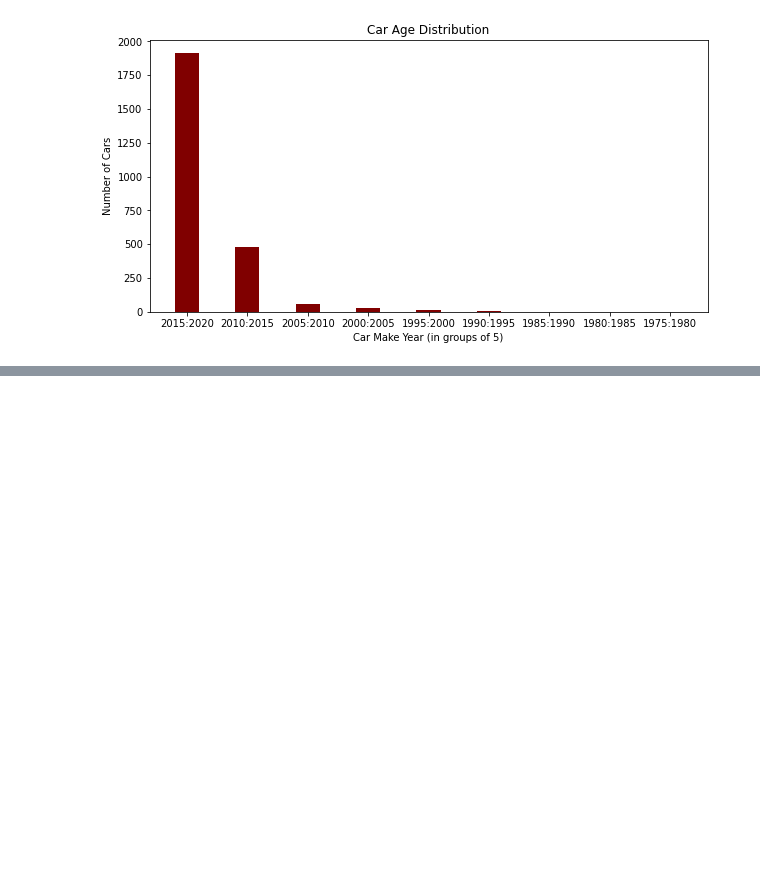
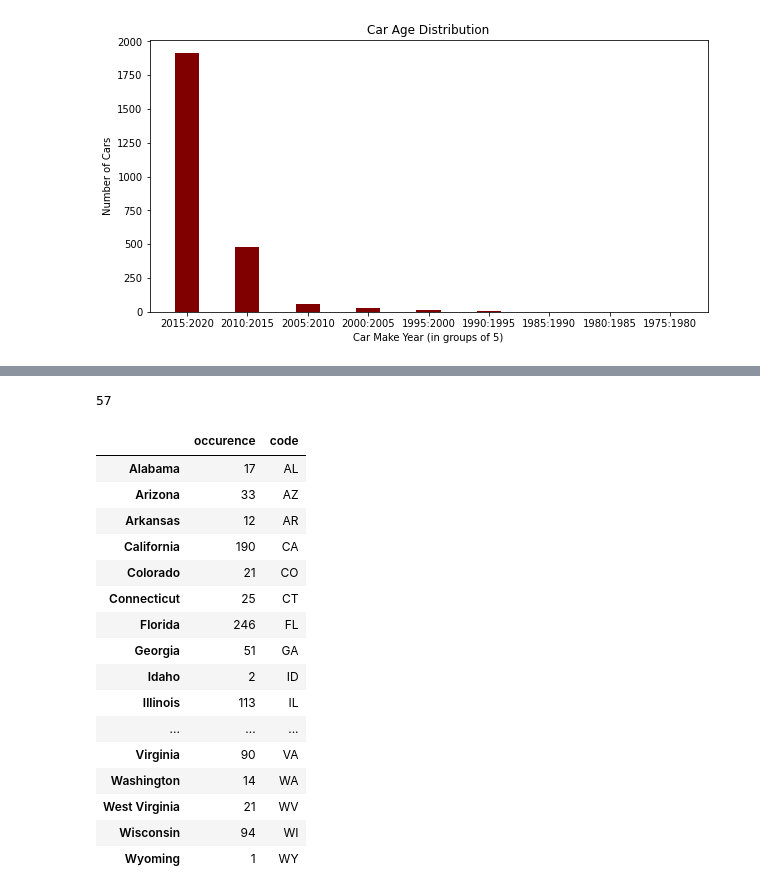
Before and after one commit to arjneal/DataScience, a Jupyter notebook: data_analytics/code_files/car_sales.ipynb, the cells around one changed output, grey strips where cells are left out. Cells and saved outputs as stored; diff of their text form; code cells hidden in the pictures; blank space fills up the shorter version.

```diff
--- a/data_analytics/code_files/car_sales.ipynb
+++ b/data_analytics/code_files/car_sales.ipynb
@@ -128,0 +147,46 @@ dict_values([1915, 481, 56, 28, 13, 4, 0, 1, 0])
+# %%
+# TODO
+# Create a new dataframe that includes the counts of each state, how many times the state appears.
+
+us_state_to_abbrev = { "Alabama": "AL", "Alaska": "AK", "Arizona": "AZ",  "Arkansas": "AR", "California": "CA", "Colorado": "CO", "Connecticut": "CT", "Delaware": "DE", "Florida": "FL", "Georgia": "GA", "Hawaii": "HI",
+"Idaho": "ID", "Illinois": "IL", "Indiana": "IN", "Iowa": "IA", "Kansas": "KS", "Kentucky": "KY", "Louisiana": "LA", "Maine": "ME", "Maryland": "MD", "Massachusetts": "MA", "Michigan": "MI", "Minnesota": "MN",
+"Mississippi": "MS", "Missouri": "MO", "Montana": "MT", "Nebraska": "NE", "Nevada": "NV","New Hampshire": "NH", "New Jersey": "NJ", "New Mexico": "NM", "New York": "NY", "North Carolina": "NC", "North Dakota": "ND",
+"Ohio": "OH", "Oklahoma": "OK", "Oregon": "OR", "Pennsylvania": "PA", "Rhode Island": "RI", "South Carolina": "SC", "South Dakota": "SD", "Tennessee": "TN", "Texas": "TX", "Utah": "UT", "Vermont": "VT",
+"Virginia": "VA", "Washington": "WA", "West Virginia": "WV", "Wisconsin": "WI", "Wyoming": "WY", "District of Columbia": "DC", "American Samoa": "AS", "Guam": "GU", "Northern Mariana Islands": "MP", "Puerto Rico": "PR",
+"United States Minor Outlying Islands": "UM",  "U.S. Virgin Islands": "VI",
+}
+
+len(us_state_to_abbrev)
+# %% [output]
+57
+# %%
+for state in state_data.index:
+    if state not in us_state_to_abbrev:
+        print(state)
+# %%
+scode = []
+for state in us_state_to_abbrev:
+    if state in state_data.index:
+        scode.append(us_state_to_abbrev[state])
+# %%
+state_data["code"] = scode
+# %%
+state_data
+# %% [output]
+|  | occurence | code |
+| Alabama | 17 | AL |
+| Arizona | 33 | AZ |
+| Arkansas | 12 | AR |
+| California | 190 | CA |
+| Colorado | 21 | CO |
+| Connecticut | 25 | CT |
+| Florida | 246 | FL |
+| Georgia | 51 | GA |
+| Idaho | 2 | ID |
+| Illinois | 113 | IL |
+| ... | ... | ... |
+| Virginia | 90 | VA |
+| Washington | 14 | WA |
+| West Virginia | 21 | WV |
+| Wisconsin | 94 | WI |
+| Wyoming | 1 | WY |
```
Also changed, not shown: parts of 6 cells of this notebook.
